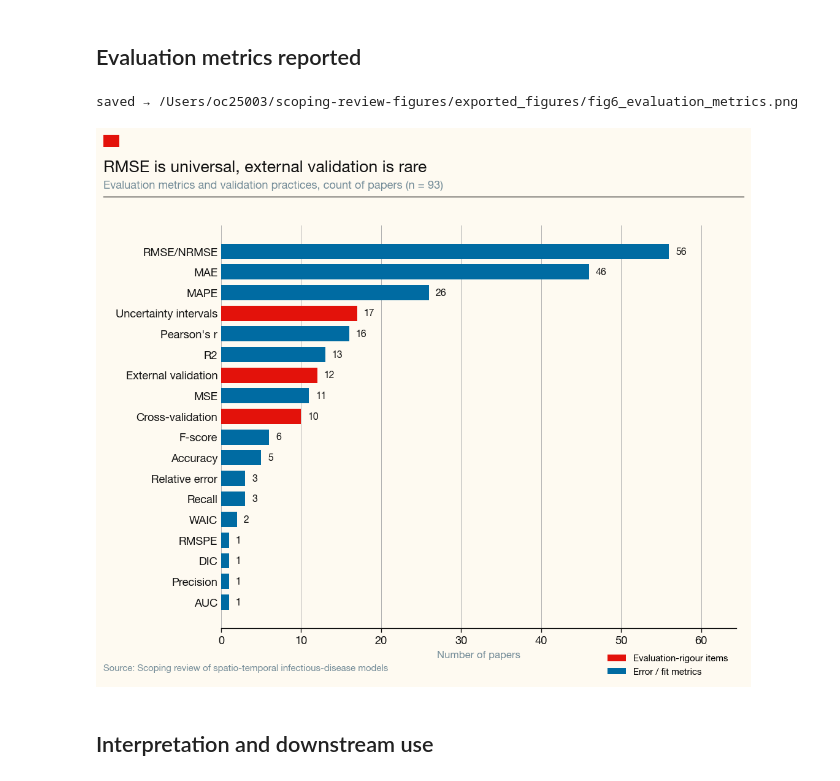
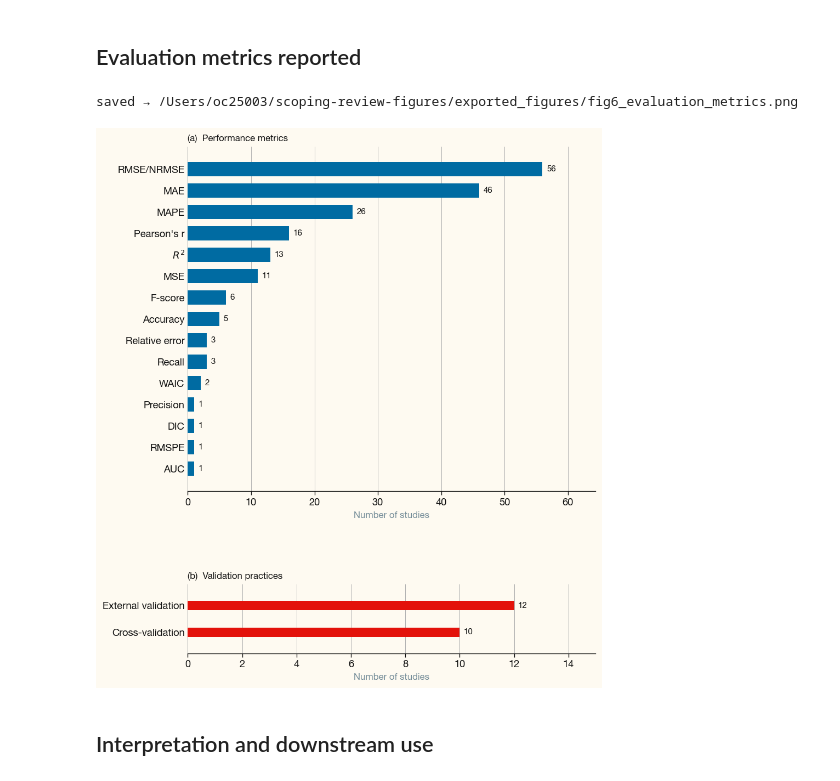
Before and after one commit to ai4ci/scoping-review-figures, a Jupyter notebook: review_analysis.ipynb, the cells around one changed output. Saved outputs shown, nothing was run; the diff lists cells and outputs as text; code cells hidden in the pictures.

```diff
--- a/review_analysis.ipynb
+++ b/review_analysis.ipynb
@@ -132,6 +127,8 @@ saved → /Users/oc25003/scoping-review-figures/exported_figures/fig1_publicatio
 ## Which diseases are studied
 Horizontal bar chart ordered by frequency, Economist-style value labels at end of bars.
 # %%
+dis = df_main["Disease"].fillna("").astype(str)
+
 dis_protected = dis.str.replace(
     "Hand, foot and mouth disease",
     "Hand§ foot and mouth disease",
@@ -161,13 +158,11 @@ for i, (d, v) in enumerate(top.items()):
             va="center", ha="left", fontsize=9, color=ECON["ink"])
 
 ax.set_xlim(0, max(top.values) * 1.12)
-ax.set_xlabel("Number of papers", fontsize=10, color=ECON["grey"])
+ax.set_xlabel("Number of studies", fontsize=10, color=ECON["grey"])
+ax.set_ylabel("Year", fontsize=10, color=ECON["grey"])
 econ_axes(ax, grid_axis="x")
 ax.tick_params(axis="y", pad=4)
 
-economist_frame(fig,
-    title="COVID-19 dominates the literature",
-    subtitle="Number of included papers by disease studied")
 
 _out = FIG_DIR / "fig2_disease_breakdown.png"
 fig.savefig(_out)
@@ -743,57 +610,75 @@ NameError: name 'other_txt' is not defined
 ## Evaluation metrics reported
 # %%
 metric_cols = ["RMSE/NRMSE", "MAE", "MAPE", "AUC", "Cross-validation?",
-               "External validation?", "Uncertainty interval reported?",
+               "External validation?",
                "R2", "F-score", "RMSPE", "Pearsons",
                "Watanabe Akaike information criterion",
                "Deviance information criterion",
                "Precision", "Recall", "Accuracy", "Relative error", "MSE"]
+
 pretty_rename = {
     "Cross-validation?": "Cross-validation",
     "External validation?": "External validation",
-    "Uncertainty interval reported?": "Uncertainty intervals",
     "Watanabe Akaike information criterion": "WAIC",
     "Deviance information criterion": "DIC",
     "Pearsons": "Pearson's r",
+    "R2": "$R^2$",
 }
+
+validation_cols = {"Cross-validation", "External validation"}
+
 metric_present = [c for c in metric_cols if c in df_eval.columns]
 metric_counts = (df_eval[metric_present].apply(pd.to_numeric, errors="coerce")
                                          .fillna(0).astype(int).sum())
 metric_counts.index = [pretty_rename.get(c, c) for c in metric_counts.index]
-metric_counts = metric_counts.sort_values()
+
+val_counts  = metric_counts[metric_counts.index.isin(validation_cols)].sort_values()
+perf_counts = metric_counts[~metric_counts.index.isin(validation_cols)].sort_values()
+
 n_eval = len(df_eval)
 
-fig = plt.figure(figsize=(10, 7.6))
-ax = fig.add_axes([0.24, 0.10, 0.70, 0.72])
+fig, (ax_perf, ax_val) = plt.subplots(
+    2, 1,
+    figsize=(8, 10),
+    gridspec_kw={"height_ratios": [len(perf_counts), len(val_counts) + 1],
+                 "hspace": 0.45},
+)
 
-# highlight the three evaluation-rigour items
-rigour = {"Cross-validation", "External validation", "Uncertainty intervals"}
-colors = [ECON["red"] if k in rigour else ECON["navy"] for k in metric_counts.index]
-ax.barh(metric_counts.index, metric_counts.values, color=colors, height=0.74, zorder=3)
-for i, (k, v) in enumerate(metric_counts.items()):
-    ax.text(v + max(metric_counts.values) * 0.015, i, f"{int(v)}",
-            va="center", ha="left", fontsize=9.5, color=ECON["ink"])
+# (a) performance metrics
+ax_perf.barh(perf_counts.index, perf_counts.values,
+             color=ECON["navy"], height=0.65, zorder=3)
+for i, (k, v) in enumerate(perf_counts.items()):
+    ax_perf.text(v + max(perf_counts.values) * 0.012, i, f"{int(v)}",
+                 va="center", ha="left", fontsize=9, color=ECON["ink"])
+ax_perf.set_xlim(0, max(perf_counts.values) * 1.15)
+ax_perf.set_xlabel("Number of studies", fontsize=10, color=ECON["grey"])
+ax_perf.set_title("(a)  Performance metrics", fontsize=10, fontweight="bold",
+                  loc="left", pad=6, color=ECON["ink"])
+econ_axes(ax_perf, grid_axis="x")
 
-ax.set_xlim(0, max(metric_counts.values) * 1.15)
-ax.set_xlabel("Number of papers", fontsize=10, color=ECON["grey"])
-econ_axes(ax, grid_axis="x")
+# (b) validation practices
+val_color = ECON.get("red")
+ax_val.barh(val_counts.index, val_counts.values,
+            color=val_color, height=0.35, zorder=3)   # thinner bars for only 2 items
+for i, (k, v) in enumerate(val_counts.items()):
+    ax_val.text(v + max(val_counts.values) * 0.012, i, f"{int(v)}",
+                va="center", ha="left", fontsize=9, color=ECON["ink"])
+ax_val.set_xlim(0, max(val_counts.values) * 1.25)
+ax_val.set_xlabel("Number of studies", fontsize=10, color=ECON["grey"])
+ax_val.set_title("(b)  Validation practices", fontsize=10, fontweight="bold",
+                 loc="left", pad=6, color=ECON["ink"])
+ax_val.set_ylim(-0.8, len(val_counts) - 0.2)          # tighten y so bars aren't tiny
+econ_axes(ax_val, grid_axis="x")
 
-# legend for the red highlight
-from matplotlib.patches import Patch
-legend_els = [Patch(facecolor=ECON["red"], label="Evaluation-rigour items"),
-              Patch(facecolor=ECON["navy"], label="Error / fit metrics")]
-ax.legend(handles=legend_els, loc="lower right", fontsize=9, bbox_to_anchor=(1.0, -0.14))
+plt.tight_layout()
 
-economist_frame(fig,
-    title="RMSE is universal, external validation is rare",
-    subtitle=f"Evaluation metrics and validation practices, count of papers (n = {n_eval})")
 _out = FIG_DIR / "fig6_evaluation_metrics.png"
-fig.savefig(_out)
+fig.savefig(_out, dpi=300, bbox_inches="tight")
 print(f"saved → {_out.resolve()}")
 plt.show()
 # %% [output]
 saved → /Users/oc25003/scoping-review-figures/exported_figures/fig6_evaluation_metrics.png
-[figure, old version]
+[figure, new version]
 # %% [markdown]
 ## Interpretation and downstream use
 # %%
```
Also changed, not shown: parts of 18 cells of this notebook, 3 other files.
